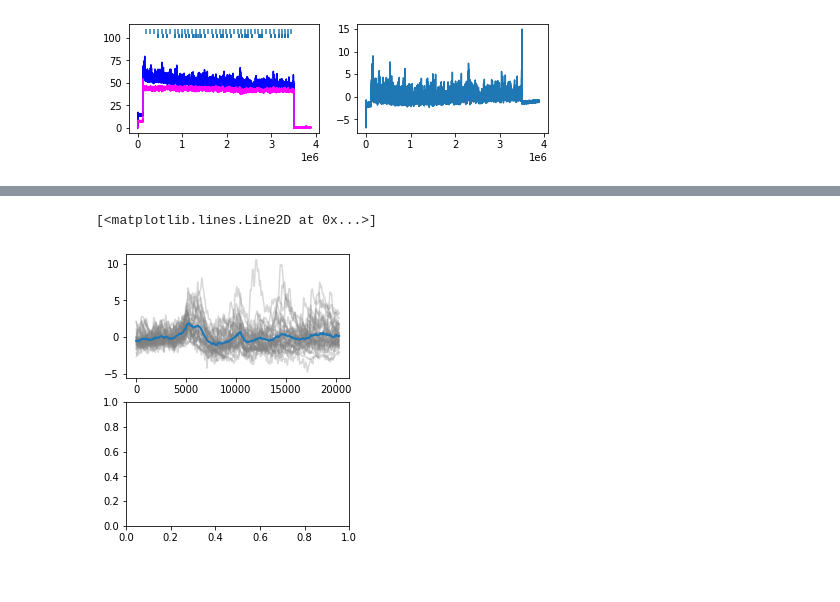
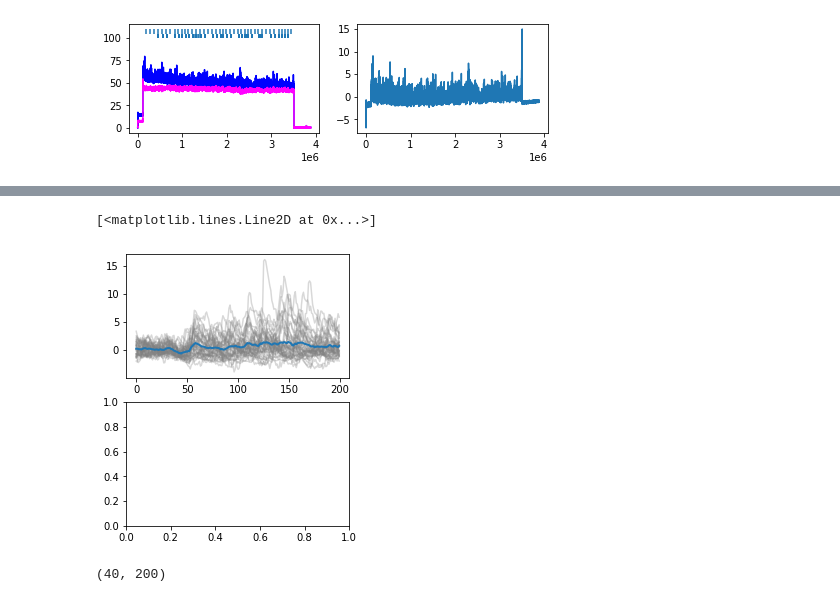
Before and after one commit to linneavolcko/NAD, a Jupyter notebook: notebooks/single_analysis.ipynb, the cells around one changed output, grey strips where cells are left out. Drawn from its saved outputs; the diff is of its cells as text; code cells hidden in the pictures.

```diff
--- a/notebooks/single_analysis.ipynb
+++ b/notebooks/single_analysis.ipynb
@@ -83,18 +91,22 @@ Type:      builtin_function_or_method
 # %%
 #aligned to first lick in run, NAD22
 f, ax = plt.subplots(nrows=2, figsize=(4, 5))
 
 snips = []
 
-for run in runs:
-    snip =get_snips_baseline(run, fs, corrected_signal, pre=5, length=20)
+for sip in sipper:
+    snip =get_snips_baseline(sip, fs, corrected_signal, pre=5, length=20, bins=200)
     snips.append(snip)
     ax[0].plot(snip, color="grey", alpha = 0.3)
 
 snips = np.array(snips)
 #snips =snips[0:-1]   #use only if the last trial is a different lenght from the others
 mean= np.mean(snips, axis=0)
 ax[0].plot(mean, linewidth=2)
 # %% [output]
 [<matplotlib.lines.Line2D at 0x...>]
-[figure, old version]
+[figure, new version]
+# %%
+np.shape(snips)
+# %% [output]
+(40, 200)
```
Also changed, not shown: parts of 6 cells of this notebook.
